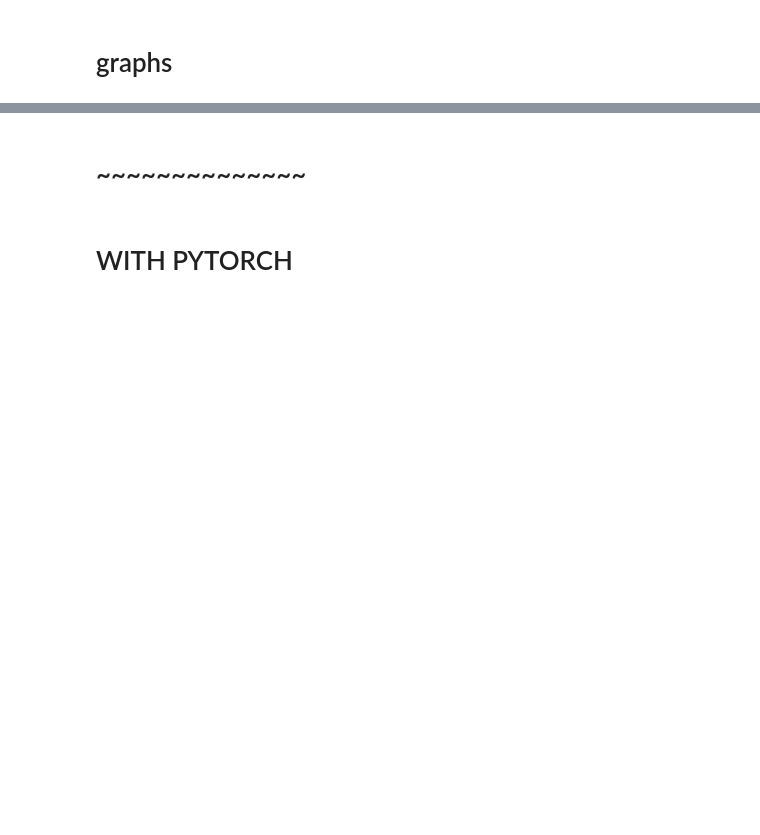
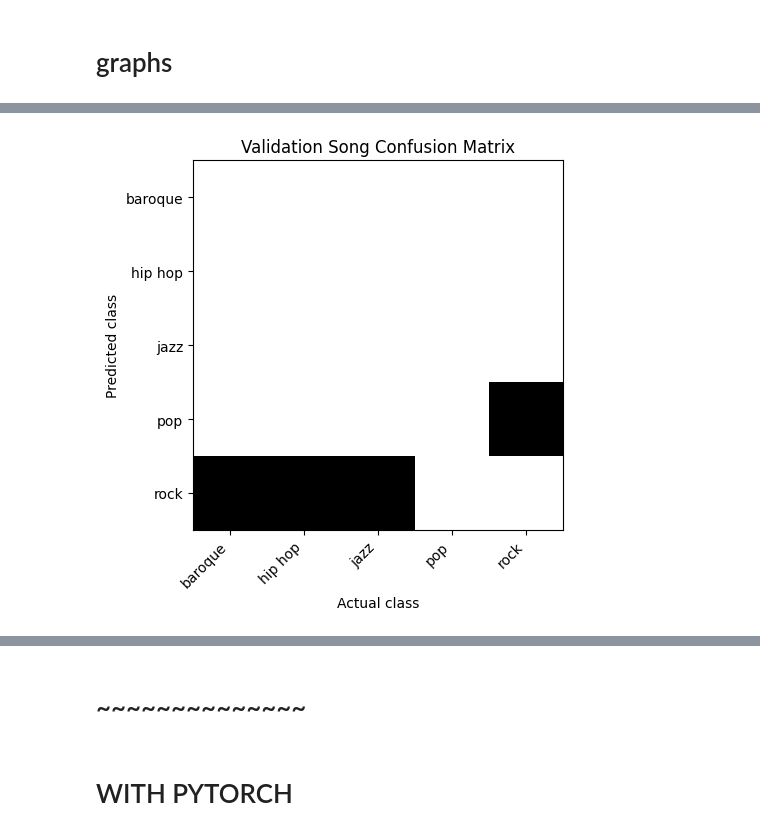
Before and after one commit to ananyajey/part-ii-project, a Jupyter notebook: main.ipynb, the cells around one changed output, grey strips where cells are left out. Saved outputs shown, nothing was run; the diff lists cells and outputs as text; code cells hidden in the pictures; blank space fills up the shorter version.

```diff
--- a/main.ipynb
+++ b/main.ipynb
@@ -809,0 +943,12 @@ NameError: name 'val_similarity' is not defined
+# %%
+'''def classified_as(id_list, pred_classes, actual_classes, pred_class, actual_class):
+    output = []
+    for i in range(len(id_list)):
+        id = id_list[i]
+        pred = pred_classes[i]
+        actual = actual_classes[i]
+        if (pred == pred_class):
+            if (actual == actual_class):
+                output.append(id)
+
+    return output  '''
@@ -809,0 +971,10 @@ NameError: name 'val_similarity' is not defined
+# %%
+'''def get_song_votes(song_ids, clip_ids, clip_vote_array):
+    song_vote_array = np.zeros((len(song_ids), len(clip_vote_array[0])))
+    for i in range(len(clip_ids)):
+        clip_id = clip_ids[i]
+        song_id = clip_id.split('_')[0]
+        index = song_ids.index(song_id)
+        song_vote_array[index] = song_vote_array[index] + clip_vote_array[i]
+
+    return song_vote_array'''
@@ -809,0 +1072,21 @@ NameError: name 'val_similarity' is not defined
+# %%
+# Validation Song Confusion Matrix
+
+if cross_validation:
+    fig, ax = plt.subplots()
+    ax.imshow(norm_val_song_confusion, cmap = "gray_r")
+
+    labels = [item.get_text() for item in ax.get_yticklabels()]
+    for i in range(1, len(labels) - 1):
+        labels[i] = genre_list[i - 1]
+
+    ax.set_xticklabels(labels, rotation = 45, ha = "right")
+    ax.set_yticklabels(labels)
+
+    ax.set_xlabel("Actual class")
+    ax.set_ylabel("Predicted class")
+    ax.set_title("Validation Song Confusion Matrix")
+
+    plt.show()
+# %% [output]
+[figure, added]
```
Also changed, not shown: parts of 88 cells of this notebook, 6 other files.
